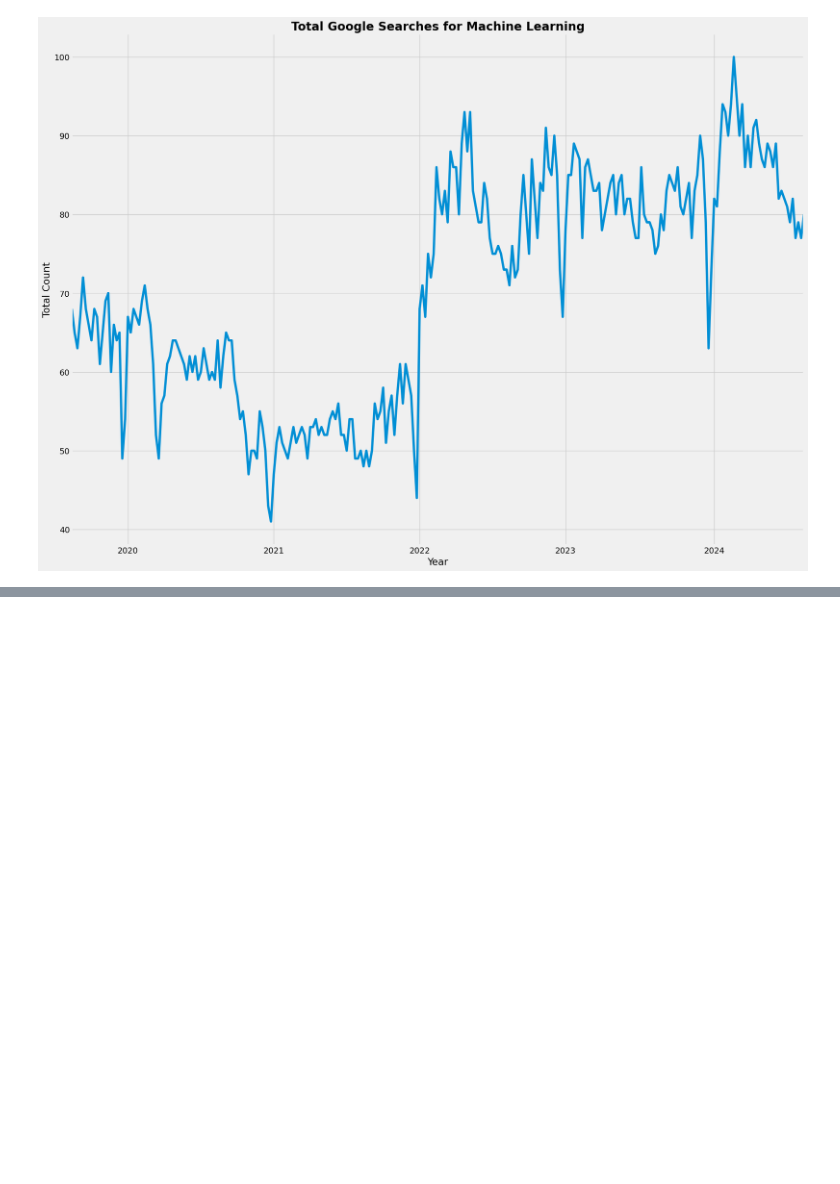
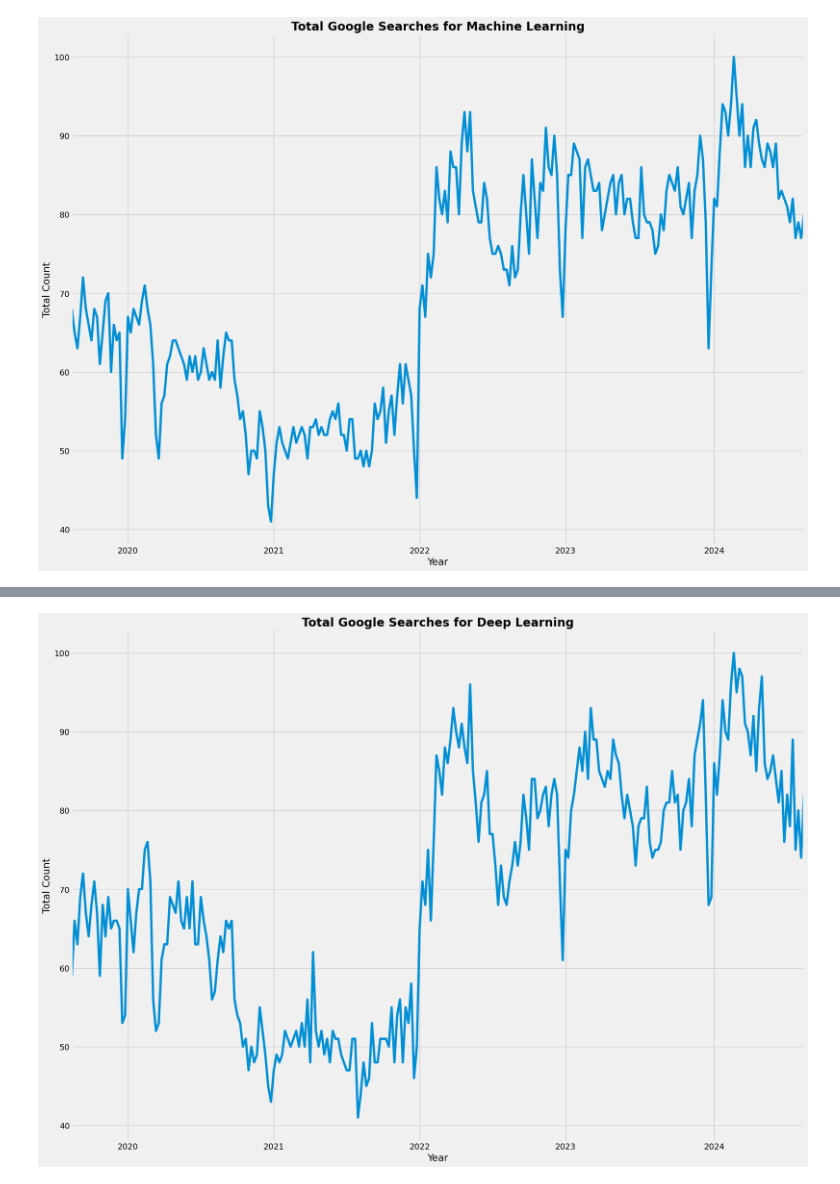
Before and after one commit to kafeelkamran/Google-Search-Analysis, a Jupyter notebook: Google_Search_Analysis.ipynb, the cells around one changed output, grey strips where cells are left out. Saved outputs shown, nothing was run; the diff lists cells and outputs as text; code cells hidden in the pictures; blank space fills up the shorter version.

```diff
--- a/Google_Search_Analysis.ipynb
+++ b/Google_Search_Analysis.ipynb
@@ -64,0 +91,13 @@ plt.show()
+# %%
+data = TrendReq(hl='en-US', tz=360)
+data.build_payload(kw_list=['Deep Learning'])
+data = data.interest_over_time()
+fig, ax = plt.subplots(figsize=(20, 15))
+data['Deep Learning'].plot()
+plt.style.use('fivethirtyeight')
+plt.title('Total Google Searches for Deep Learning', fontweight='bold')
+plt.xlabel('Year')
+plt.ylabel('Total Count')
+plt.show()
+# %% [output]
+[figure, added]
```
Also changed, not shown: parts of 8 cells of this notebook.
